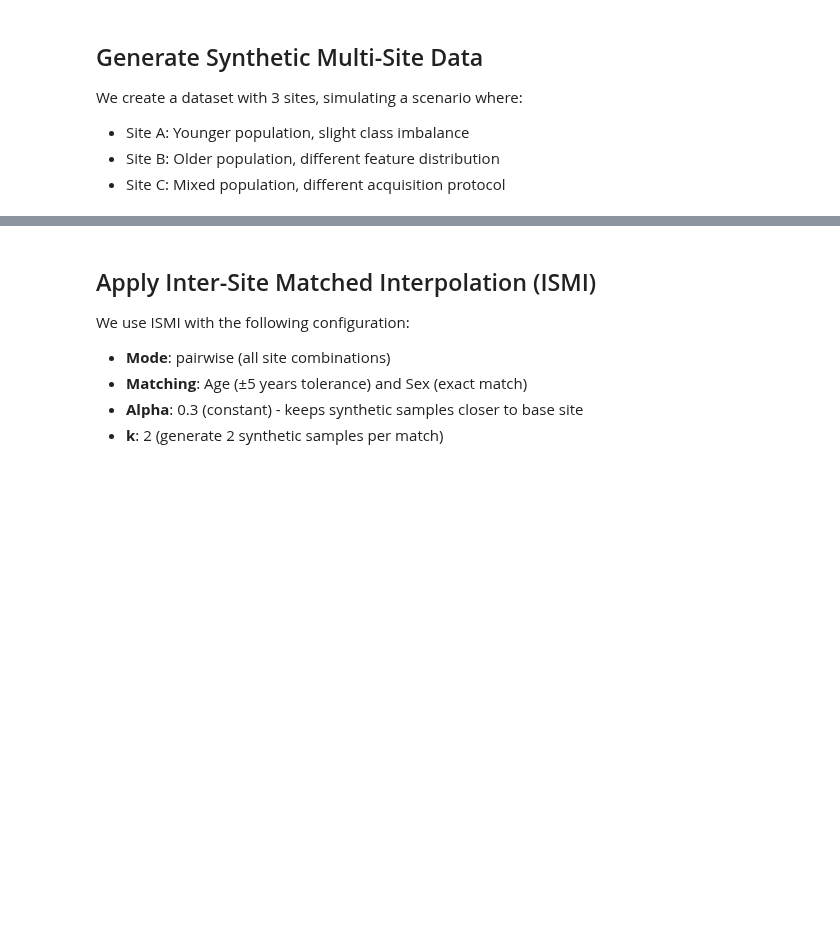
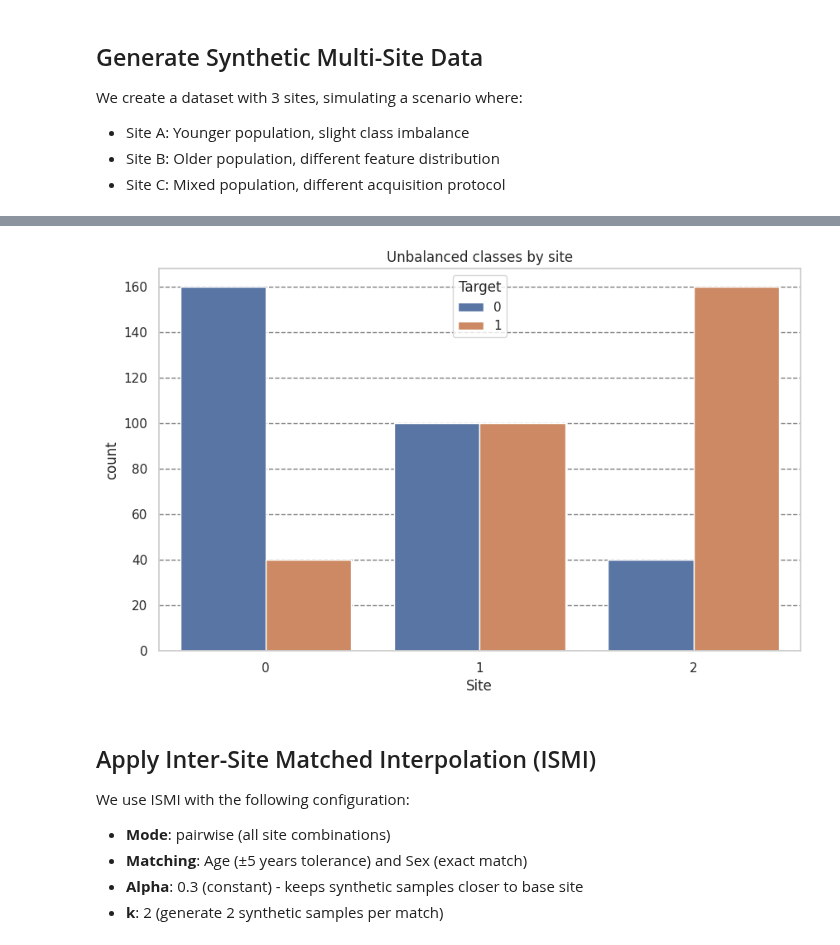
Before and after one commit to N-Nieto/UniHarmony, a Jupyter notebook: examples/04-interpolation-based/03-ISMI_binary_classification_example.ipynb, the cells around one changed output, grey strips where cells are left out. Drawn from its saved outputs; the diff is of its cells as text; code cells hidden in the pictures; blank space fills up the shorter version.

```diff
--- a/examples/04-interpolation-based/03-ISMI_binary_classification_example.ipynb
+++ b/examples/04-interpolation-based/03-ISMI_binary_classification_example.ipynb
@@ -35,30 +29,24 @@ We create a dataset with 3 sites, simulating a scenario where:
 - Site C: Mixed population, different acquisition protocol
 # %%
 # Generate base dataset
-X, y, sites = make_multisite_classification(
-    n_samples=600, n_features=2, n_classes=2, n_sites=3, signal_strength=0, random_state=RANDOM_STATE
-)
+X, y, sites = make_multisite_classification(n_samples=600, n_features=2, n_classes=2, n_sites=3, balance_per_site=[0.2, 0.5, 0.8])
 
-# Create site-specific age and sex covariates for matching
-# Site A: Younger, more male
-# Site B: Older, balanced
-# Site C: Mixed, more female
-
+# Simulate site-specific age and sex covariates for matching
 site_names = np.unique(sites)
 n_per_site = len(X) // len(site_names)
 
 ages = np.concatenate(
     [
-        np.random.normal(25, 8, n_per_site),  # Site A: young
-        np.random.normal(25, 8, n_per_site),  # Site B: old
-        np.random.normal(25, 8, n_per_site),  # Site C: mixed
+        np.random.normal(50, 20, n_per_site),  # Site A: young
+        np.random.normal(50, 20, n_per_site),  # Site B: old
+        np.random.normal(50, 20, n_per_site),  # Site C: mixed
     ]
 )
 
 sex = np.concatenate(
     [
         np.random.choice(["M", "F"], n_per_site, p=[0.9, 0.1]),  # Site A: male-biased
-        np.random.choice(["M", "F"], n_per_site, p=[0.9, 0.1]),  # Site B: balanced
+        np.random.choice(["M", "F"], n_per_site, p=[0.5, 0.5]),  # Site B: balanced
         np.random.choice(["M", "F"], n_per_site, p=[0.1, 0.9]),  # Site C: female-biased
     ]
 )
@@ -66,19 +54,3 @@ sex = np.concatenate(
 # Reshape for the interpolator
 categorical_covariate = sex.reshape(-1, 1)
 continuous_covariate = ages.reshape(-1, 1)
-
-print("=" * 60)
-print("DATASET OVERVIEW")
-print("=" * 60)
-print(f"Total samples: {len(X)}")
-print(f"Features: {X.shape[1]}")
-print(f"Sites: {np.unique(sites)}")
-print(f"Classes: {np.unique(y)}")
-print("\nSite distribution:")
-for site in np.unique(sites):
-    mask = sites == site
-    print(f"  {site}: {np.sum(mask)} samples, Class 0: {np.sum(y[mask] == 0)}, Class 1: {np.sum(y[mask] == 1)}")
-
-print("\nCovariate statistics:")
-print(f"  Age - Mean: {np.mean(ages):.1f}, Std: {np.std(ages):.1f}")
-print(f"  Sex - M: {np.sum(sex == 'M')}, F: {np.sum(sex == 'F')}")
@@ -166,3 +57,12 @@ that may confound classification. Age distributions differ across sites.
+# %%
+df = pd.DataFrame({"Target": y, "Site": sites})
+
+plt.figure(figsize=[10, 6])
+plt.title("Unbalanced classes by site")
+sns.countplot(df, x="Site", hue="Target")
+plt.grid(axis="y", color="black", alpha=0.5, linestyle="--")
+# %% [output]
+[figure, added]
 # %% [markdown]
 ## Apply Inter-Site Matched Interpolation (ISMI)
 
```
Also changed, not shown: parts of 17 cells of this notebook, 25 other files.
